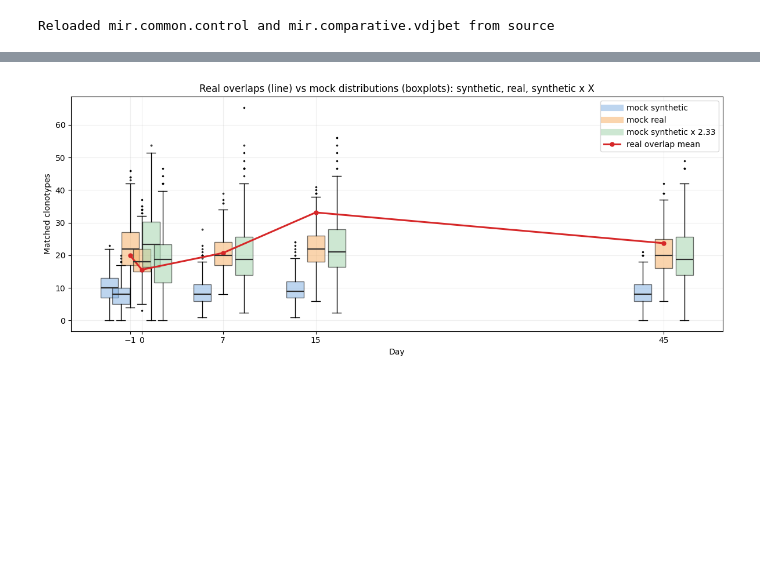
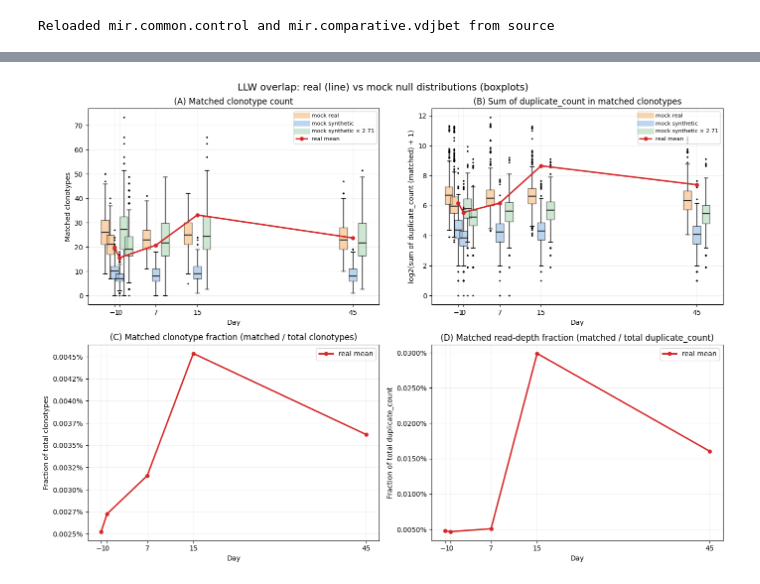
Before and after one commit to antigenomics/mirpy, a Jupyter notebook: notebooks/vdjbet_yf.ipynb, the cells around one changed output, grey strips where cells are left out. Cells and saved outputs as stored; diff of their text form; code cells hidden in the pictures; blank space fills up the shorter version.

Commit message:
finalized vdjbet nb for now, update skills docs and readme

```diff
--- a/notebooks/vdjbet_yf.ipynb
+++ b/notebooks/vdjbet_yf.ipynb
@@ -135,0 +78,9 @@ Total TRB duplicates: 56,732,204
+# %%
+# Load YF TRB repertoires and build per-sample records for VDJBet.
+warnings.filterwarnings("ignore", category=FutureWarning)
+
+samples, yfv_gu = load_yfv_trb_samples(YFV_DIR)
+
+print(f"Loaded TRB samples: {len(samples)}")
+print(f"Total TRB clonotypes: {sum(s['repertoire'].clonotype_count for s in samples):,}")
+print(f"Total TRB duplicates: {sum(s['repertoire'].duplicate_count for s in samples):,}")
@@ -468,0 +263,9 @@ Processed 40/42 samples
+# %%
+df_res = score_samples_dataframe(analysis, samples, progress_every=10)
+
+display(df_res[[
+    "donor", "replica", "day",
+    "matched_n_real", "matched_dc_real", "matched_n_fraction", "matched_dc_fraction",
+    "matched_n_mock_mean", "matched_n_z", "matched_n_p_emp", "matched_n_cohen_d",
+    "matched_dc_log2_real", "matched_dc_log2_mock_mean", "matched_dc_log2_z", "matched_dc_log2_p_emp", "matched_dc_log2_cohen_d",
+]])
@@ -928,18 +687,29 @@ Observation 4: Compare listed observed sets with target day/sample expectations
 days_plot = sorted(df_res_real["day"].unique().tolist())
 
 
-def _collect_mock_by_day(df_in, value_col="mock_n"):
+def _collect_mock_by_day(df_in, value_col="mock_n", transform=None):
     """Aggregate mock draws per day from a scored DataFrame."""
     out = {d: [] for d in days_plot}
     for _, row in df_in.iterrows():
         d = int(row["day"])
-        out[d].extend([float(x) for x in row[value_col]])
+        vals = [float(x) for x in row[value_col]]
+        if transform is not None:
+            vals = [float(transform(v)) for v in vals]
+        out[d].extend(vals)
     return out
 
 
 real_mock_by_day = _collect_mock_by_day(df_res_real, "mock_n")
 syn_mock_by_day = _collect_mock_by_day(df_res_synth, "mock_n")
 syn_scaled_mock_by_day = _collect_mock_by_day(df_res_synth_scaled, "mock_n")
+
+# Duplicate-count mock draws are stored as log2(mock_dc + 1). Convert back to raw counts.
+_dc_from_log2 = lambda v: (2.0 ** float(v)) - 1.0
+real_mock_dc_by_day = _collect_mock_by_day(df_res_real, "mock_dc_log2", transform=_dc_from_log2)
+syn_mock_dc_by_day = _collect_mock_by_day(df_res_synth, "mock_dc_log2", transform=_dc_from_log2)
+syn_scaled_mock_dc_by_day = _collect_mock_by_day(
+    df_res_synth_scaled, "mock_dc_log2", transform=lambda v: _dc_from_log2(v) * X_scale
+)
 
 # Real-data mean overlap per day (from sections 1-8, real-control null).
 real_mean_by_day = (
@@ -961,6 +731,11 @@ mock_specs = [
     ("mock real", real_mock_by_day, "#f6b26b", offsets[0]),
     ("mock synthetic", syn_mock_by_day, "#87b4e3", offsets[1]),
     (f"mock synthetic × {X_scale:.2f}", syn_scaled_mock_by_day, "#a4d4ae", offsets[2]),
+]
+mock_dc_specs = [
+    ("mock real", real_mock_dc_by_day, "#f6b26b", offsets[0]),
+    ("mock synthetic", syn_mock_dc_by_day, "#87b4e3", offsets[1]),
+    (f"mock synthetic × {X_scale:.2f}", syn_scaled_mock_dc_by_day, "#a4d4ae", offsets[2]),
 ]
 
 fig, axes = plt.subplots(2, 2, figsize=(14, 10))
@@ -989,40 +764,55 @@ ax.legend(loc="upper right", fontsize=8)
 
 # ── Panel B: sum of duplicate_count in matched clonotypes ─────────────────────
 ax = axes[0, 1]
-ax.plot(real_dc_by_day["day"], real_dc_by_day["matched_dc_real"],
-        "-o", color="#d62728", linewidth=2.2, markersize=5, label="real mean")
+for label, by_day, color, off in mock_dc_specs:
+    data_raw = [by_day[d] if len(by_day[d]) else [np.nan] for d in days_plot]
+    # Use log2(x + 1) scale for duplicate-count panel.
+    data = [np.log2(np.asarray(vals, dtype=float) + 1.0) for vals in data_raw]
+    pos = [d + off for d in days_plot]
+    ax.boxplot(
+        data, positions=pos, widths=width, patch_artist=True, manage_ticks=False,
+        boxprops=dict(facecolor=color, alpha=0.55),
+        medianprops=dict(color="#2f2f2f", linewidth=1.6),
+        flierprops=dict(markersize=1.5),
+    )
+    ax.plot([], [], color=color, linewidth=8, alpha=0.55, label=label)
+ax.plot(
+    real_dc_by_day["day"],
+    np.log2(real_dc_by_day["matched_dc_real"].astype(float).values + 1.0),
+    "-o", color="#d62728", linewidth=2.2, markersize=5, label="real mean"
+)
 ax.set_xticks(days_plot)
 ax.set_xlabel("Day")
-ax.set_ylabel("Sum of duplicate_count (matched)")
+ax.set_ylabel("log2(sum of duplicate_count (matched) + 1)")
 ax.set_title("(B) Sum of duplicate_count in matched clonotypes")
 ax.grid(alpha=0.2)
-ax.legend()
+ax.legend(loc="upper right", fontsize=8)
 
 # ── Panel C: fraction of clonotypes (matched / total) ─────────────────────────
 ax = axes[1, 0]
 ax.plot(real_frac_n_by_day["day"], real_frac_n_by_day["matched_n_fraction"],
         "-o", color="#d62728", linewidth=2.2, markersize=5, label="real mean")
 ax.yaxis.set_major_formatter(plt.FuncFormatter(lambda y, _: f"{y:.4%}"))
 ax.set_xticks(days_plot)
 ax.set_xlabel("Day")
 ax.set_ylabel("Fraction of total clonotypes")
 ax.set_title("(C) Matched clonotype fraction (matched / total clonotypes)")
 ax.grid(alpha=0.2)
 ax.legend()
 
 # ── Panel D: fraction of duplicate_count (matched / total) ────────────────────
 ax = axes[1, 1]
 ax.plot(real_frac_dc_by_day["day"], real_frac_dc_by_day["matched_dc_fraction"],
         "-o", color="#d62728", linewidth=2.2, markersize=5, label="real mean")
 ax.yaxis.set_major_formatter(plt.FuncFormatter(lambda y, _: f"{y:.4%}"))
 ax.set_xticks(days_plot)
 ax.set_xlabel("Day")
 ax.set_ylabel("Fraction of total duplicate_count")
 ax.set_title("(D) Matched read-depth fraction (matched / total duplicate_count)")
 ax.grid(alpha=0.2)
 ax.legend()
 
 plt.tight_layout()
 plt.show()
 # %% [output]
-[figure, old version]
+[figure, new version]
```
Also changed, not shown: parts of 15 cells of this notebook, 7 other files.
